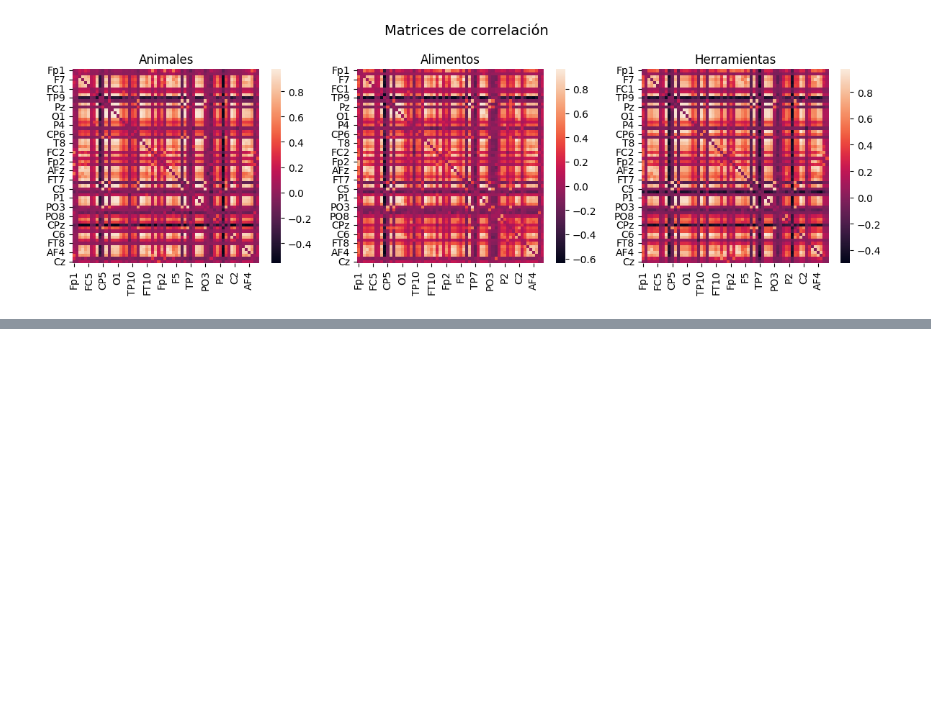
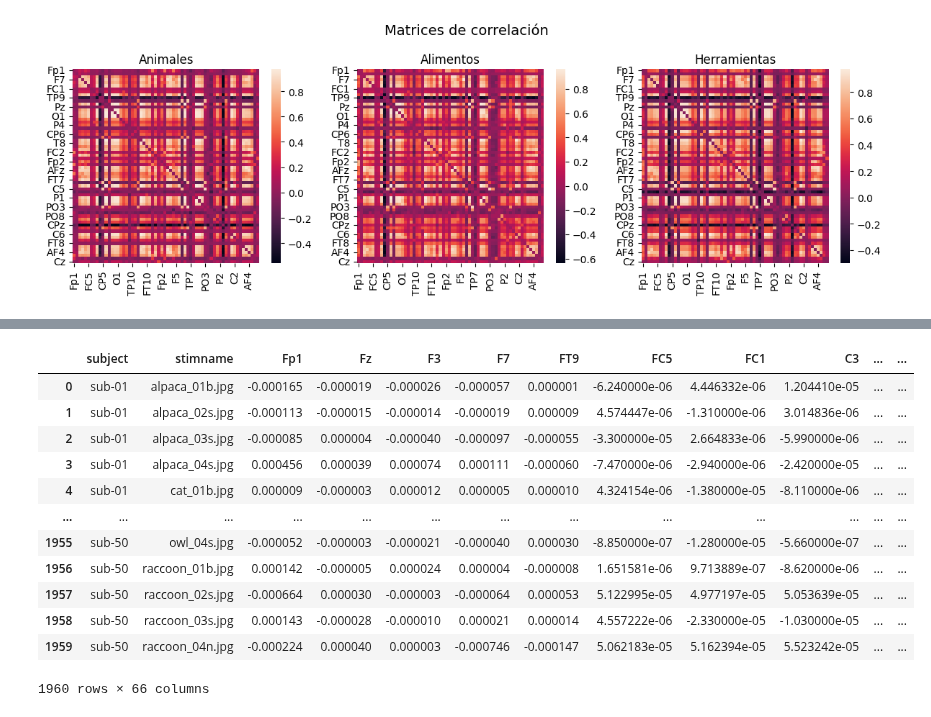
Before and after one commit to Fernando-JAL/Neurociencias-2026-1, a Jupyter notebook: S06_proyecto/Proyecto final_Macarena.ipynb, the cells around one changed output, grey strips where cells are left out. Saved outputs shown, nothing was run; the diff lists cells and outputs as text; code cells hidden in the pictures; blank space fills up the shorter version.

```diff
--- a/S06_proyecto/Proyecto final_Macarena.ipynb
+++ b/S06_proyecto/Proyecto final_Macarena.ipynb
@@ -91,0 +81,16 @@ coherence_matrix_df.iloc[:5, :5]
+# %%
+animales
+# %% [output]
+|  | subject | stimname | Fp1 | Fz | F3 | F7 | FT9 | FC5 | FC1 | C3 | ... | ... |
+| 0 | sub-01 | alpaca_01b.jpg | -0.000165 | -0.000019 | -0.000026 | -0.000057 | 0.000001 | -6.240000e-06 | 4.446332e-06 | 1.204410e-05 | ... | ... |
+| 1 | sub-01 | alpaca_02s.jpg | -0.000113 | -0.000015 | -0.000014 | -0.000019 | 0.000009 | 4.574447e-06 | -1.310000e-06 | 3.014836e-06 | ... | ... |
+| 2 | sub-01 | alpaca_03s.jpg | -0.000085 | 0.000004 | -0.000040 | -0.000097 | -0.000055 | -3.300000e-05 | 2.664833e-06 | -5.990000e-06 | ... | ... |
+| 3 | sub-01 | alpaca_04s.jpg | 0.000456 | 0.000039 | 0.000074 | 0.000111 | -0.000060 | -7.470000e-06 | -2.940000e-06 | -2.420000e-05 | ... | ... |
+| 4 | sub-01 | cat_01b.jpg | 0.000009 | -0.000003 | 0.000012 | 0.000005 | 0.000010 | 4.324154e-06 | -1.380000e-05 | -8.110000e-06 | ... | ... |
+| ... | ... | ... | ... | ... | ... | ... | ... | ... | ... | ... | ... | ... |
+| 1955 | sub-50 | owl_04s.jpg | -0.000052 | -0.000003 | -0.000021 | -0.000040 | 0.000030 | -8.850000e-07 | -1.280000e-05 | -5.660000e-07 | ... | ... |
+| 1956 | sub-50 | raccoon_01b.jpg | 0.000142 | -0.000005 | 0.000024 | 0.000004 | -0.000008 | 1.651581e-06 | 9.713889e-07 | -8.620000e-06 | ... | ... |
+| 1957 | sub-50 | raccoon_02s.jpg | -0.000664 | 0.000030 | -0.000003 | -0.000064 | 0.000053 | 5.122995e-05 | 4.977197e-05 | 5.053639e-05 | ... | ... |
+| 1958 | sub-50 | raccoon_03s.jpg | 0.000143 | -0.000028 | -0.000010 | 0.000021 | 0.000014 | 4.557222e-06 | -2.330000e-05 | -1.030000e-05 | ... | ... |
+| 1959 | sub-50 | raccoon_04n.jpg | -0.000224 | 0.000040 | 0.000003 | -0.000746 | -0.000147 | 5.062183e-05 | 5.162394e-05 | 5.523242e-05 | ... | ... |
+1960 rows × 66 columns
```
Also changed, not shown: parts of 4 cells of this notebook.
